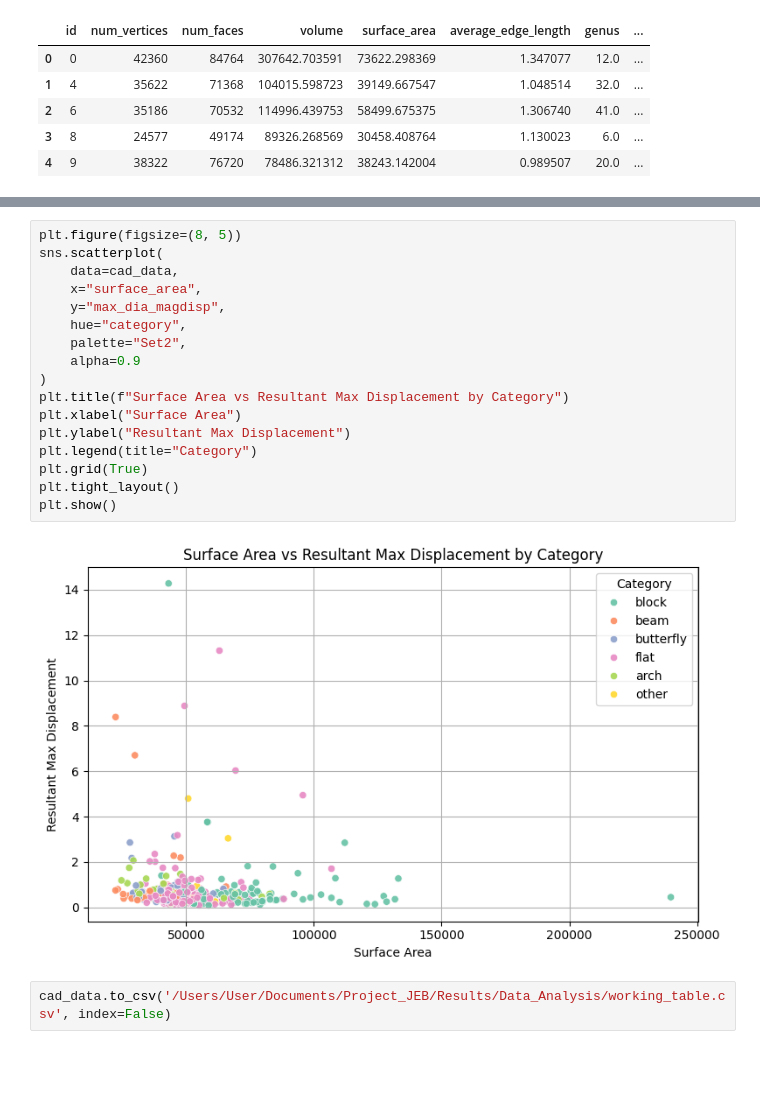
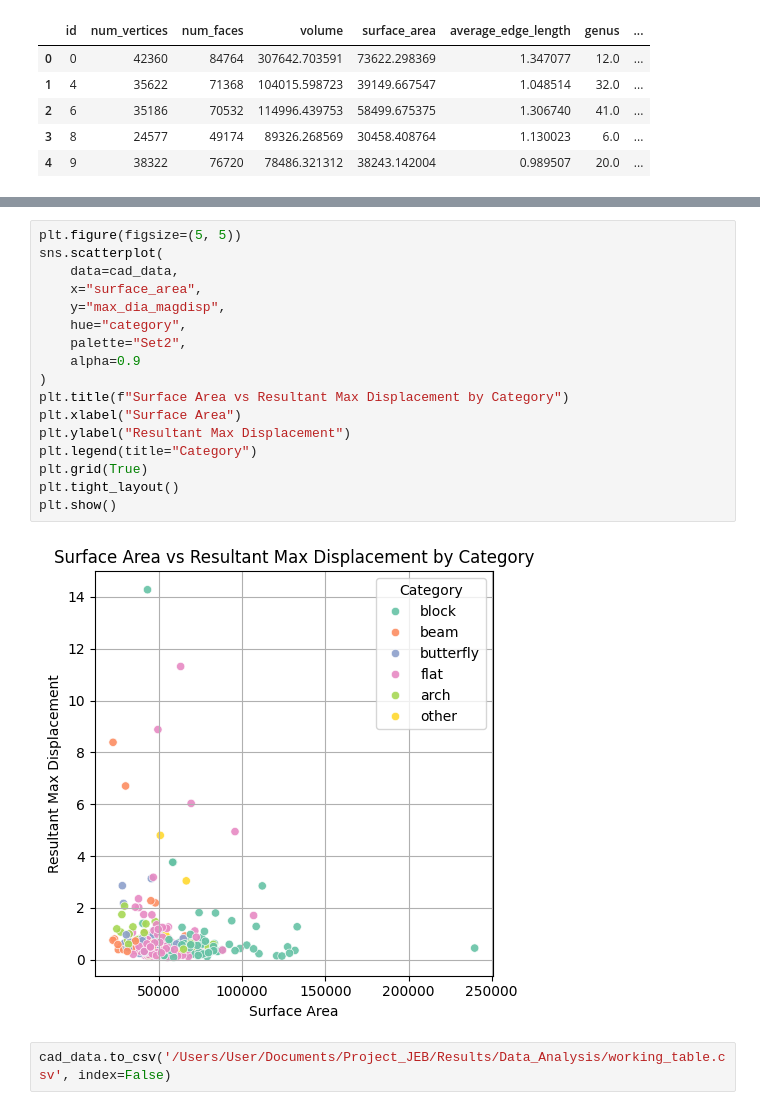
Before and after one commit to mishramlan/JEB-structural-simulation, a Jupyter notebook: Notebooks/Data_Analysis/data_analysis.ipynb, the cells around one changed output, grey strips where cells are left out. Saved outputs shown, nothing was run; the diff lists cells and outputs as text; blank space fills up the shorter version.

```diff
--- a/Notebooks/Data_Analysis/data_analysis.ipynb
+++ b/Notebooks/Data_Analysis/data_analysis.ipynb
@@ -332,22 +332,22 @@ plt.show()
 # %%
-plt.figure(figsize=(8, 5))
+plt.figure(figsize=(5, 5))
 sns.scatterplot(
     data=cad_data,
     x="surface_area",
     y="max_dia_magdisp",
     hue="category",
     palette="Set2",
     alpha=0.9
 )
 plt.title(f"Surface Area vs Resultant Max Displacement by Category")
 plt.xlabel("Surface Area")
 plt.ylabel("Resultant Max Displacement")
 plt.legend(title="Category")
 plt.grid(True)
 plt.tight_layout()
 plt.show()
 # %% [output]
-[figure, old version]
+[figure, new version]
 # %%
 cad_data.to_csv('/Users/User/Documents/Project_JEB/Results/Data_Analysis/working_table.csv', index=False)
 # %%
```
Also changed, not shown: parts of 3 cells of this notebook, 3 other files.
